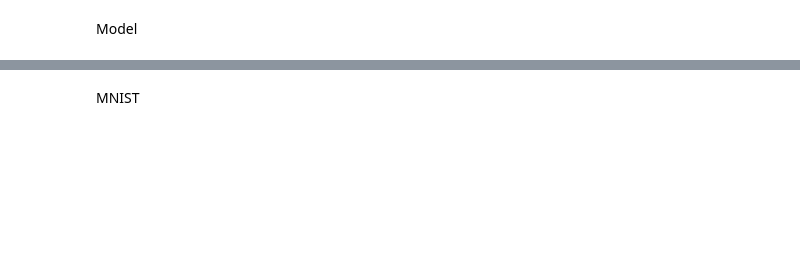
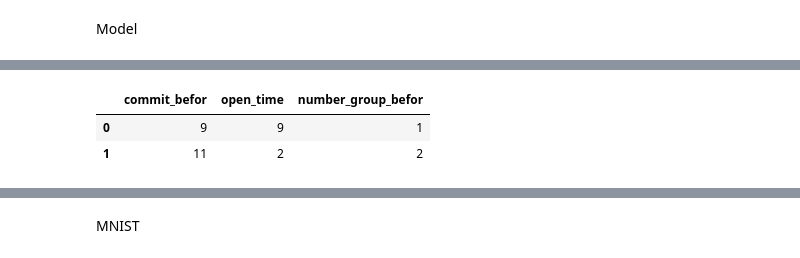
Before and after one commit to beaw21/Demo, a Jupyter notebook: test.04/project_flink.ipynb, the cells around one changed output, grey strips where cells are left out. Cells and saved outputs as stored; diff of their text form; code cells hidden in the pictures; blank space fills up the shorter version.

```diff
--- a/test.04/project_flink.ipynb
+++ b/test.04/project_flink.ipynb
@@ -181,4 +275,8 @@ X ,y = df_drop_nan.iloc[:, [True, False,  False, False, False,True, False, False
 # %%
-X.head(1)
+X.head(2)
+# %% [output]
+|  | commit_befor | open_time | number_group_befor |
+| 0 | 9 | 9 | 1 |
+| 1 | 11 | 2 | 2 |
 # %%
 X.shape
```
Also changed, not shown: parts of 34 cells of this notebook, 9 other files.
